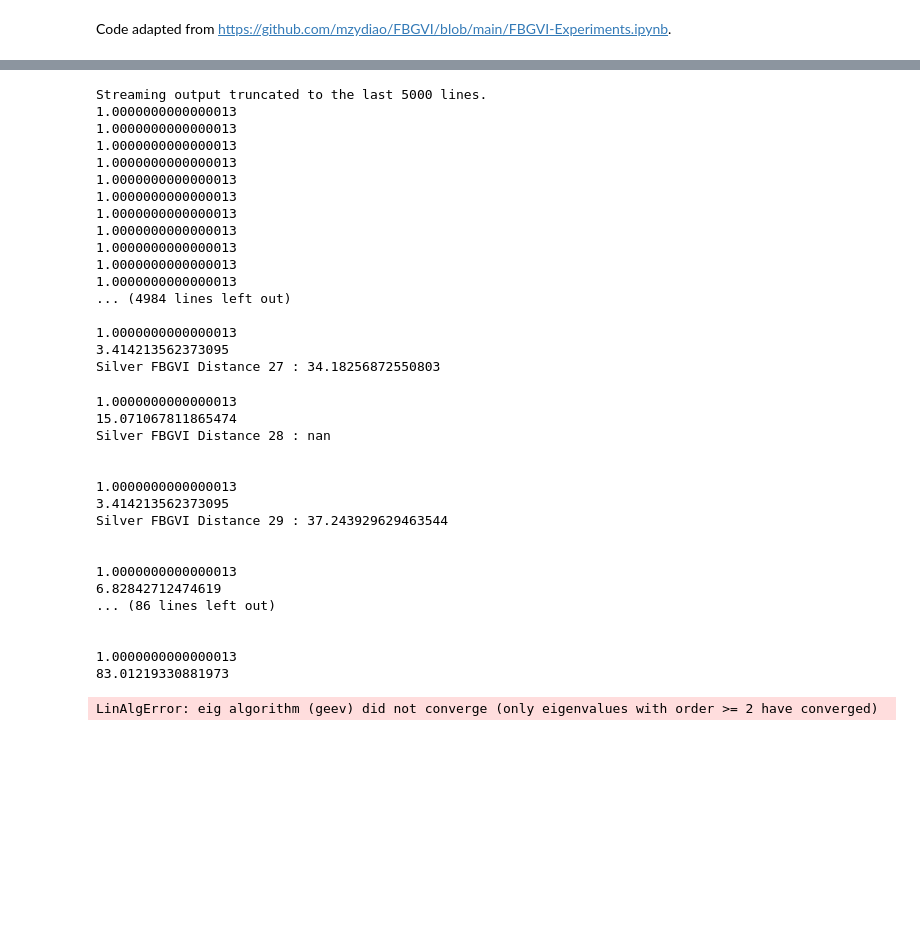
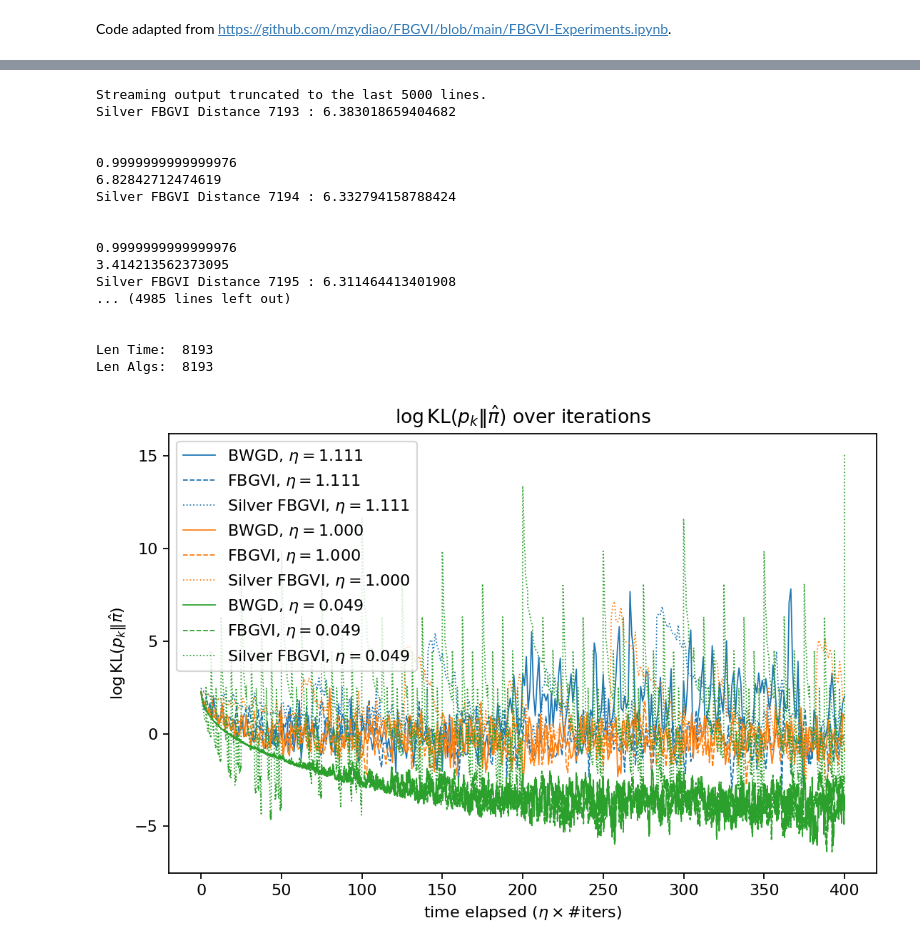
Before and after one commit to ayfeng23/FB_algorithms, a Jupyter notebook: Silver_Stepsize_FB_VI.ipynb, the cells around one changed output, grey strips where cells are left out. Drawn from its saved outputs; the diff is of its cells as text; code cells hidden in the pictures; blank space fills up the shorter version.

```diff
--- a/Silver_Stepsize_FB_VI.ipynb
+++ b/Silver_Stepsize_FB_VI.ipynb
@@ -83,6 +87,7 @@ def softmax(x):
     """
     return np.exp(x) / (1 + np.exp(x))
 # %%
+#@title Experiment Class
 import math
 class Experiment():
     """
@@ -127,6 +132,7 @@ class Experiment():
         self.grad_V = grad_V
         self.hess_V = hess_V
         self.Sigma_true = Sigma_true
+        print(self.Sigma_true)
 
         # initialize mean with all zeros
         self.init_mu = np.zeros(dim)
@@ -236,10 +242,10 @@ class Experiment():
         mu = mu - eta * hat_nabla1
         mu_copy = mu.copy()
 
-        Sigma_inv = np.linalg.inv(self.Sigma_true)
-        eigenvalues = np.linalg.eigvalsh(Sigma_inv)
-        L = np.max(eigenvalues)
-        print(L)
+        # Sigma_inv = np.linalg.inv(self.Sigma_true)
+        # eigenvalues = np.linalg.eigvalsh(Sigma_inv)
+        # L = np.max(eigenvalues)
+        # print(L)
 
         if alg == "bwgd":
             # compute gradient in Sigma
@@ -267,8 +273,13 @@ class Experiment():
 
         elif alg == "silverfb":
             print(self.stepsize(iternum))
-            silver_stepsize = self.stepsize(iternum) / L
-            silver_stepsize = silver_stepsize * 0.5 / L
+            ############### EDIT THIS ##################
+            #silver_stepsize = self.stepsize(iternum) / L
+            #silver_stepsize = self.stepsize(iternum) * 0.01 / L
+            #silver_stepsize = self.stepsize(iternum) * 0.01
+            silver_stepsize = self.stepsize(iternum) * 2
+            ############################################
+
             M_half = np.eye(self.dim) - silver_stepsize * hat_nabla2
             Sigma_half = M_half @ Sigma @ M_half
 
@@ -339,6 +350,8 @@ class Experiment():
                 if self.is_power_of_two(k + 2):
                     silver_dists.append(silver_dists_k)
                     powers_of_two.append(k)
+                # silver_dists.append(silver_dists_k)
+                # powers_of_two.append(k)
                 print("Silver FBGVI Distance " + str(k + 1) + " : "+ str(silver_dists_k) )
                 print("\n")
 
@@ -477,40 +542,22 @@ class GaussianExperiment(Experiment):
 # %%
-alpha_choice = 5e-3
-exp = GaussianExperiment(dim = 10, alpha = alpha_choice, stochastic = False)
-exp.run_experiment(iters_list = [50000, 200, 400], time = 200)
+exp = GaussianExperiment(dim = 10, alpha = alpha_choice, stochastic = True)
+exp.run_experiment(iters_list = [360, 400, 8192], time = 400)
 # %% [output]
 Streaming output truncated to the last 5000 lines.
-1.0000000000000013
-1.0000000000000013
-1.0000000000000013
-1.0000000000000013
-1.0000000000000013
-1.0000000000000013
-1.0000000000000013
-1.0000000000000013
-1.0000000000000013
-1.0000000000000013
-1.0000000000000013
-... (4984 lines left out)
+Silver FBGVI Distance 7193 : 6.383018659404682
 
-1.0000000000000013
+
+0.9999999999999976
+6.82842712474619
+Silver FBGVI Distance 7194 : 6.332794158788424
+
+
+0.9999999999999976
 3.414213562373095
-Silver FBGVI Distance 27 : 34.18256872550803
+Silver FBGVI Distance 7195 : 6.311464413401908
+... (4985 lines left out)
+
+
+Len Time:  8193
+Len Algs:  8193
-1.0000000000000013
-15.071067811865474
-Silver FBGVI Distance 28 : nan
-
-
-1.0000000000000013
-3.414213562373095
-Silver FBGVI Distance 29 : 37.243929629463544
-
-
-1.0000000000000013
-6.82842712474619
-... (86 lines left out)
-
-
-1.0000000000000013
-83.01219330881973
-LinAlgError: eig algorithm (geev) did not converge (only eigenvalues with order >= 2 have converged)
+[figure, added]
```
Also changed, not shown: parts of 11 cells of this notebook.
